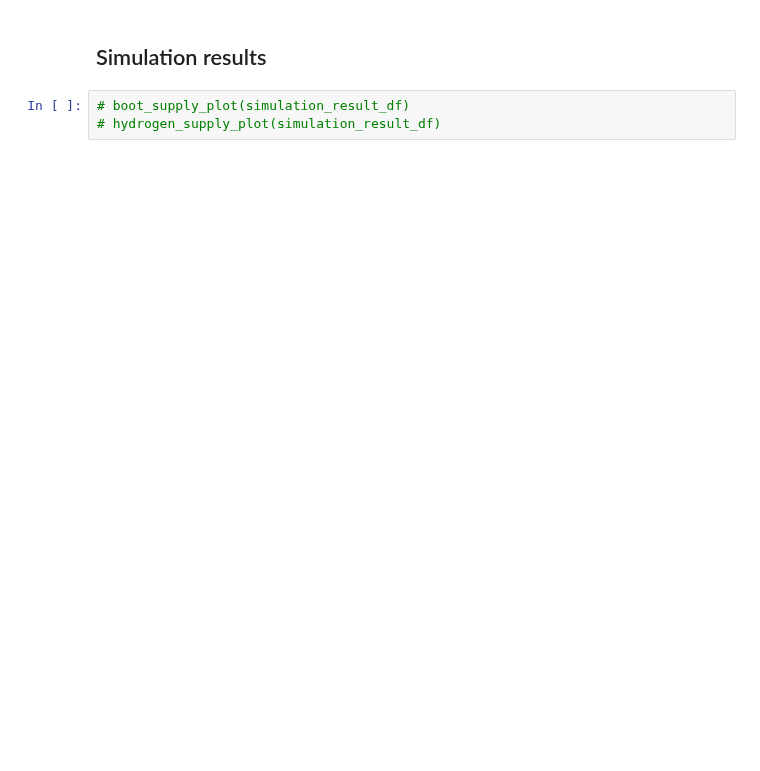
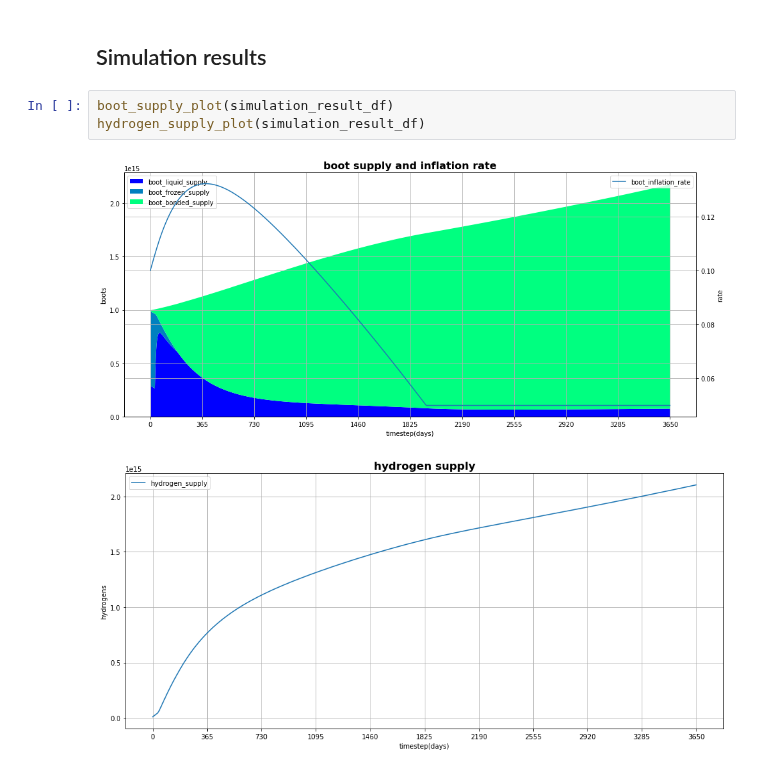
Before and after one commit to cybercongress/cybernomics, a Jupyter notebook: bostrom_simulation/simulation.ipynb, the cells around one changed output. Drawn from its saved outputs; the diff is of its cells as text; blank space fills up the shorter version.

```diff
--- a/bostrom_simulation/simulation.ipynb
+++ b/bostrom_simulation/simulation.ipynb
@@ -157,6 +172,9 @@ Total execution time: 0.53s
 # %% [markdown]
 ## Simulation results
 # %%
-# boot_supply_plot(simulation_result_df)
-# hydrogen_supply_plot(simulation_result_df)
+boot_supply_plot(simulation_result_df)
+hydrogen_supply_plot(simulation_result_df)
+# %% [output]
+[figure, added]
+[figure, added]
 # %%
```
Also changed, not shown: parts of 9 cells of this notebook, 2 other files.
